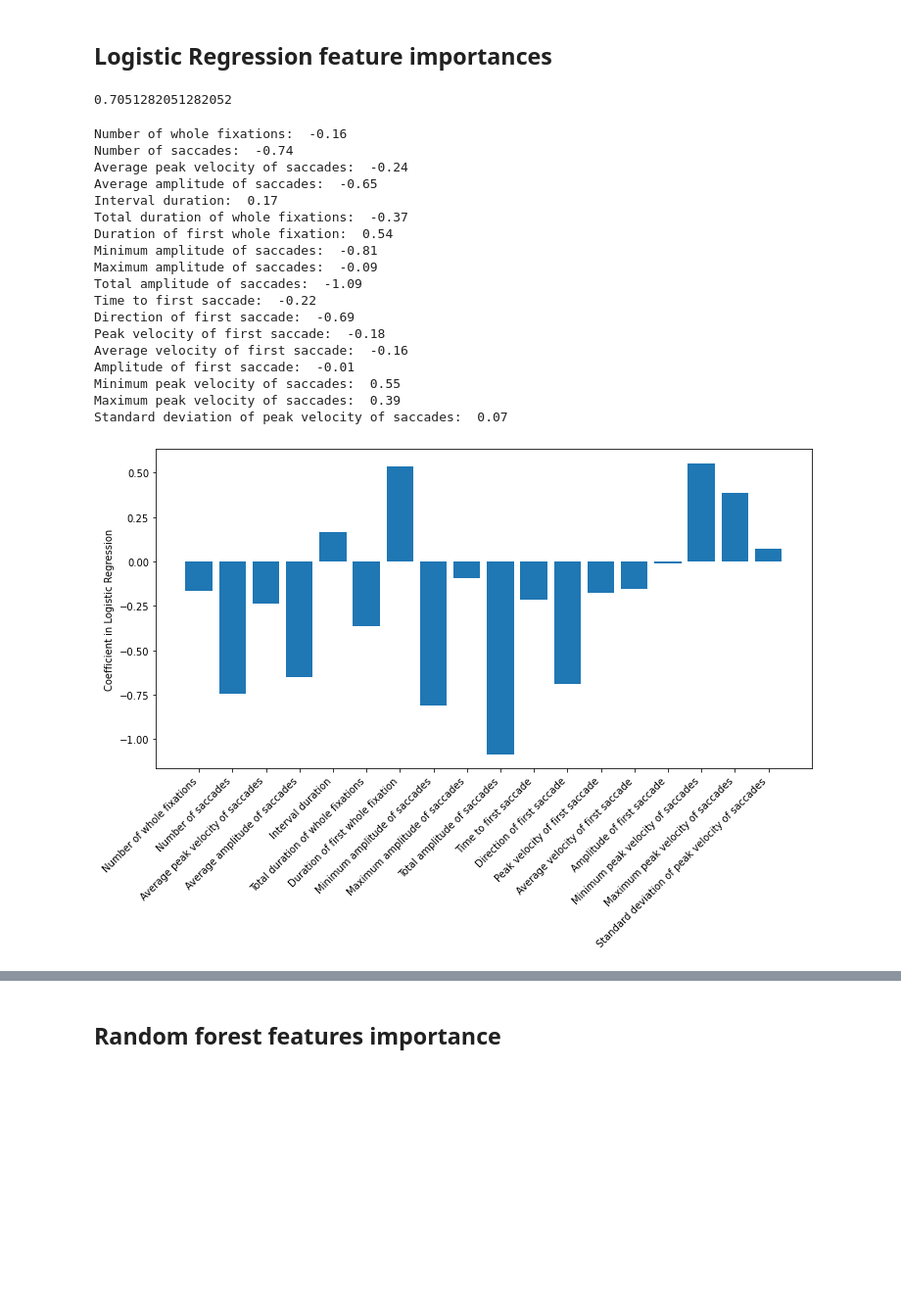
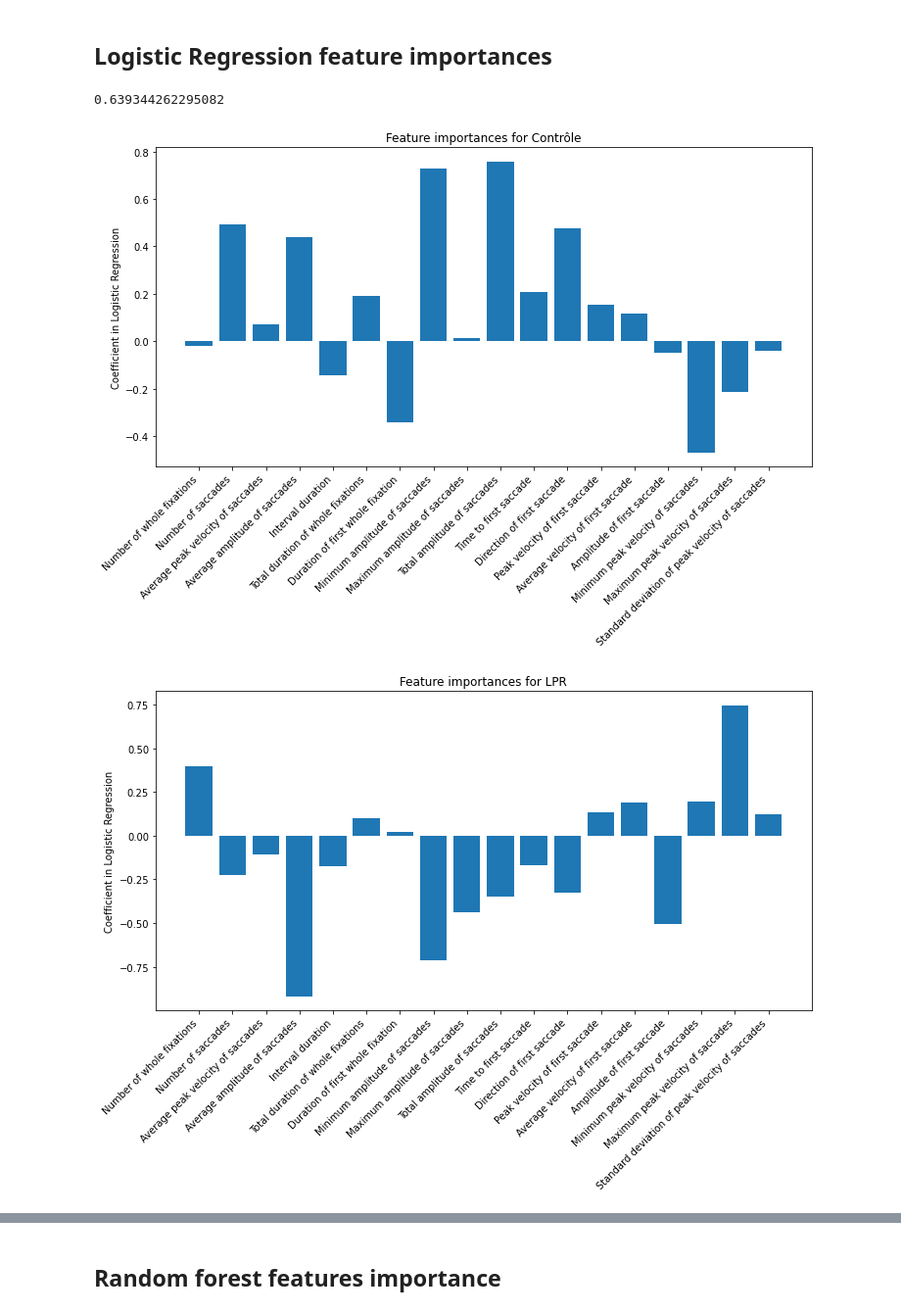
Before and after one commit to pierrelouis1998/smartflat, a Jupyter notebook: notebooks/exploratory_data_analysis.ipynb, the cells around one changed output, grey strips where cells are left out. Shown: that part at 98% size. Cells and saved outputs as stored; diff of their text form; code cells hidden in the pictures; blank space fills up the shorter version.

```diff
--- a/notebooks/exploratory_data_analysis.ipynb
+++ b/notebooks/exploratory_data_analysis.ipynb
@@ -46,7 +66,7 @@ target.value_counts().plot(kind='bar')
 <matplotlib.axes._subplots.AxesSubplot at 0x...>
 [figure]
 # %%
-X = features.dropna(how='any')
+X = features.loc[raw_data['diagnostic'].isin(['LPR', 'TC', 'Contrôle'])].dropna(how='any')
 y = target.loc[X.index]
 
 X = (X - X.min()) / (X.max()-X.min())
@@ -61,33 +81,18 @@ clf.fit(X, y)
 
 accuracy_score(y, clf.predict(X))
 # %% [output]
-0.7051282051282052
+0.639344262295082
 # %%
-for i, coef in enumerate(clf.coef_[0]):
-  print(f'{features.columns[i]}: ', '{0:.2f}'.format(coef))
+for j in range(len(clf.coef_)):
+  #for i, coef in enumerate(clf_sel.coef_[j]):
+    #print(f'{features.columns[selected_features[i]]}: ', '{0:.2f}'.format(coef))
 
-plt.figure(figsize=(12,6))
-plt.bar(features.columns, clf.coef_[0])
-plt.xticks(rotation=45, ha="right")
-plt.ylabel('Coefficient in Logistic Regression')
-plt.show()
+  plt.figure(figsize=(12,6))
+  plt.bar(features.columns, clf.coef_[j])
+  plt.xticks(rotation=45, ha="right")
+  plt.ylabel('Coefficient in Logistic Regression')
+  plt.title('Feature importances for ' + le.inverse_transform([j])[0])
+  plt.show()
 # %% [output]
-Number of whole fixations:  -0.16
-Number of saccades:  -0.74
-Average peak velocity of saccades:  -0.24
-Average amplitude of saccades:  -0.65
-Interval duration:  0.17
-Total duration of whole fixations:  -0.37
-Duration of first whole fixation:  0.54
-Minimum amplitude of saccades:  -0.81
-Maximum amplitude of saccades:  -0.09
-Total amplitude of saccades:  -1.09
-Time to first saccade:  -0.22
-Direction of first saccade:  -0.69
-Peak velocity of first saccade:  -0.18
-Average velocity of first saccade:  -0.16
-Amplitude of first saccade:  -0.01
-Minimum peak velocity of saccades:  0.55
-Maximum peak velocity of saccades:  0.39
-Standard deviation of peak velocity of saccades:  0.07
-[figure, old version]
+[figure, new version]
+[figure, added]
```
Also changed, not shown: parts of 14 cells of this notebook.
